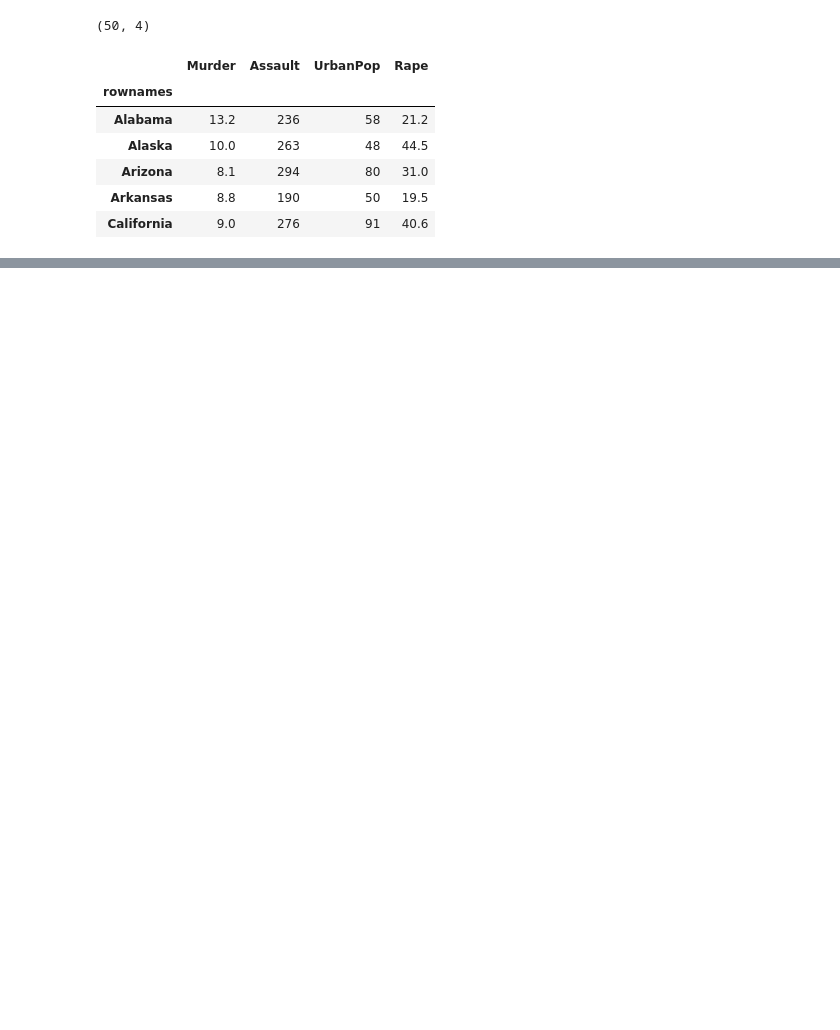
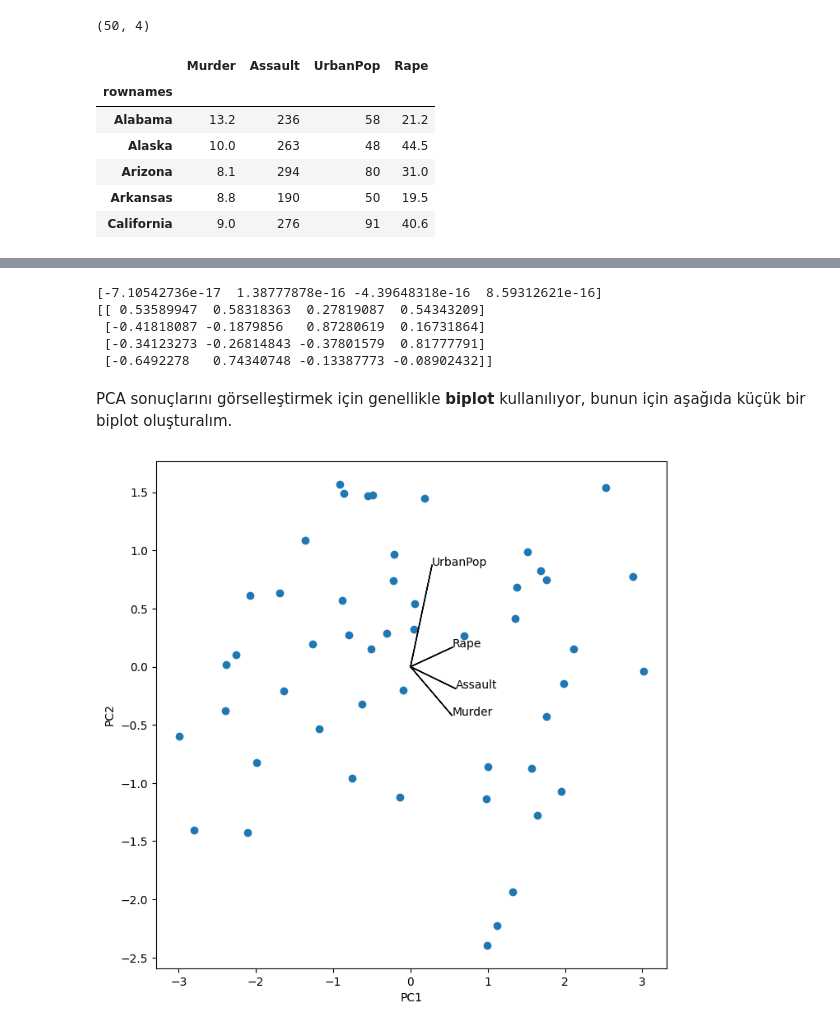
Before and after one commit to umutky/ds_study, a Jupyter notebook: dimensionality_reduction.ipynb, the cells around one changed output, grey strips where cells are left out. Cells and saved outputs as stored; diff of their text form; code cells hidden in the pictures; blank space fills up the shorter version.

```diff
--- a/dimensionality_reduction.ipynb
+++ b/dimensionality_reduction.ipynb
@@ -16,0 +62,5 @@ USArrests.head()
+# %%
+scaler = StandardScaler(with_mean=True,
+                        with_std=True)
+
+USArrests_scaled = scaler.fit_transform(USArrests)
@@ -16,0 +89,30 @@ USArrests.head()
+# %%
+pca = PCA()
+
+pca.fit(USArrests_scaled)
+print(pca.mean_)
+
+scores = pca.transform(USArrests_scaled)
+print(pca.components_)
+# %% [output]
+[-7.10542736e-17  1.38777878e-16 -4.39648318e-16  8.59312621e-16]
+[[ 0.53589947  0.58318363  0.27819087  0.54343209]
+ [-0.41818087 -0.1879856   0.87280619  0.16731864]
+ [-0.34123273 -0.26814843 -0.37801579  0.81777791]
+ [-0.6492278   0.74340748 -0.13387773 -0.08902432]]
+# %% [markdown]
+PCA sonuçlarını görselleştirmek için genellikle **biplot** kullanılıyor, bunun için aşağıda küçük bir biplot oluşturalım.
+# %%
+i, j = 0, 1
+fig, ax = plt.subplots(1, 1, figsize=(8,8))
+ax.scatter(scores[:,0], scores[:,1])
+ax.set_xlabel('PC%d' % (i+1))
+ax.set_ylabel('PC%d' % (j+1))
+
+for k in range(pca.components_.shape[1]):
+    ax.arrow(0, 0, pca.components_[i, k], pca.components_[j, k])
+    ax.text(pca.components_[i,k],
+            pca.components_[j,k],
+            USArrests.columns[k])
+# %% [output]
+[figure, added]
```
Also changed, not shown: parts of 11 cells of this notebook.
